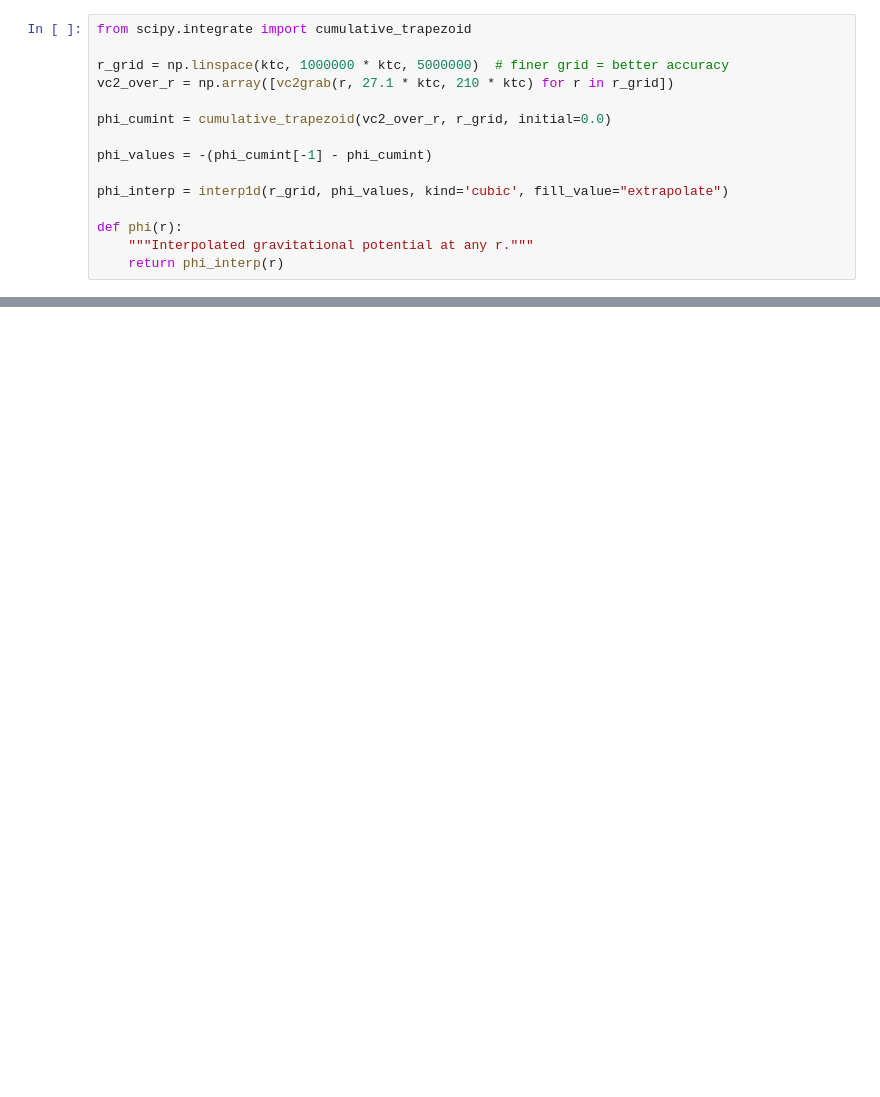
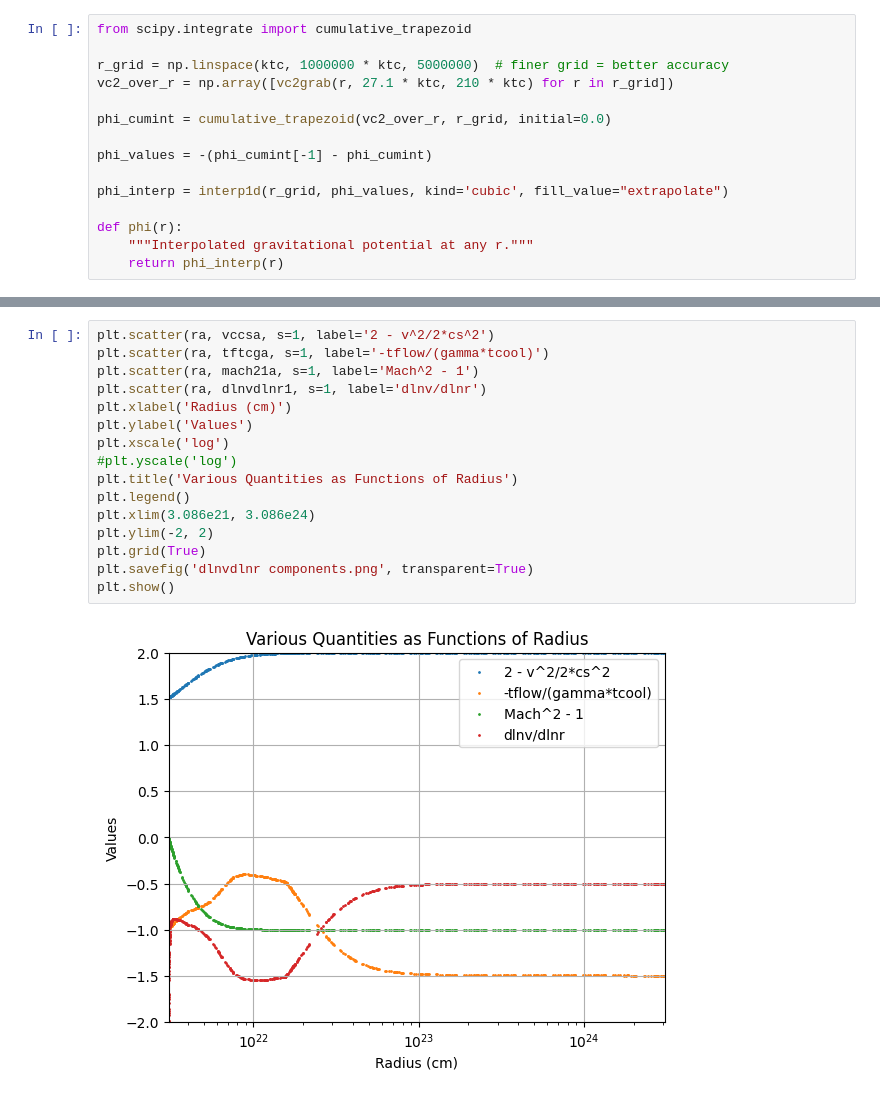
Before and after one commit to Jacob-Evans-007/Summer-2025-Hydrodynamics, a Jupyter notebook: Lab_notebook_1.ipynb, the cells around one changed output, grey strips where cells are left out. Saved outputs shown, nothing was run; the diff lists cells and outputs as text; blank space fills up the shorter version.

```diff
--- a/Lab_notebook_1.ipynb
+++ b/Lab_notebook_1.ipynb
@@ -241,0 +270,18 @@ plt.show()
+# %%
+plt.scatter(ra, vccsa, s=1, label='2 - v^2/2*cs^2')
+plt.scatter(ra, tftcga, s=1, label='-tflow/(gamma*tcool)')
+plt.scatter(ra, mach21a, s=1, label='Mach^2 - 1')
+plt.scatter(ra, dlnvdlnr1, s=1, label='dlnv/dlnr')
+plt.xlabel('Radius (cm)')
+plt.ylabel('Values')
+plt.xscale('log')
+#plt.yscale('log')
+plt.title('Various Quantities as Functions of Radius')
+plt.legend()
+plt.xlim(3.086e21, 3.086e24)
+plt.ylim(-2, 2)
+plt.grid(True)
+plt.savefig('dlnvdlnr components.png', transparent=True)
+plt.show()
+# %% [output]
+[figure, added]
```
Also changed, not shown: parts of 12 cells of this notebook.
